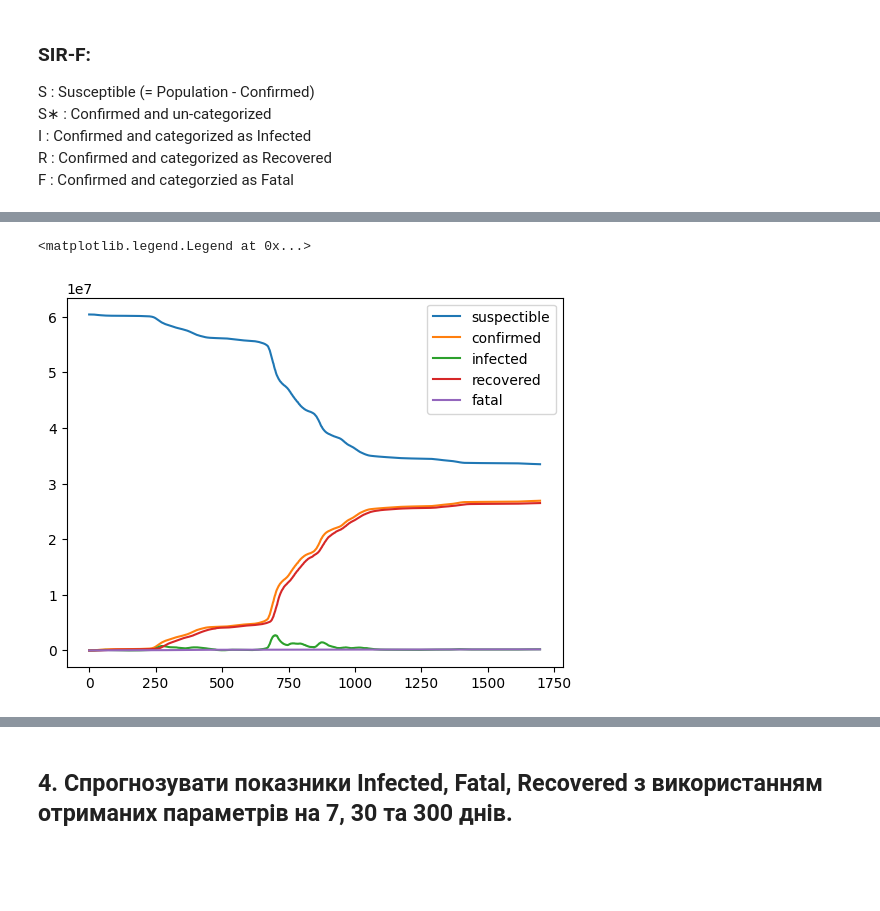
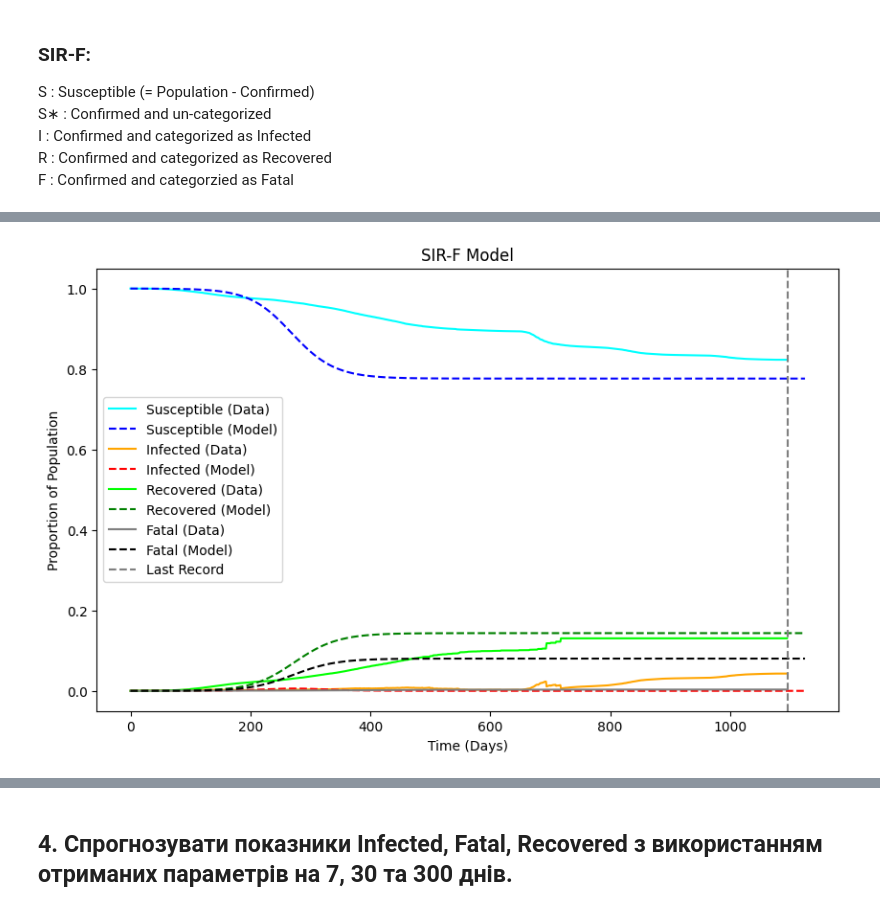
Before and after one commit to KlymentievMaksym/MathMod, a Jupyter notebook: Lab4/Covid19SIR.ipynb, the cells around one changed output, grey strips where cells are left out. Saved outputs shown, nothing was run; the diff lists cells and outputs as text; code cells hidden in the pictures; blank space fills up the shorter version.

```diff
--- a/Lab4/Covid19SIR.ipynb
+++ b/Lab4/Covid19SIR.ipynb
@@ -202,10 +226,11 @@ fatal_attenuation = data_attenuation["Deaths"]
-# %%
-plt.plot(suspectible_attenuation, label="suspectible")
-plt.plot(confirmed_attenuation, label="confirmed")
-plt.plot(infected_attenuation, label="infected")
-plt.plot(recovered_attenuation, label="recovered")
-plt.plot(fatal_attenuation, label="fatal")
-plt.legend()
-# %% [output]
-<matplotlib.legend.Legend at 0x...>
-[figure, removed]
+# %%
+def sir_f(data, start=0, rho_guess=0.3, sigma_guess=0.17, kappa_guess=0.05, days=None, show_original=False, **kwargs):
+    frame = data.loc[start:]
+    frame.reset_index(inplace=True, drop=True)
+    if days is None:
+        days = len(frame) + 30
+    solve(frame, rho_guess, sigma_guess, kappa_guess, days=days, show_original=show_original, **kwargs)
+# %%
+sir_f(frame_outbreak_dim, start=0, rho_guess=0.3, sigma_guess=0.17, kappa_guess=0.05, days=None, show_original=True, S=True, I=True, R=True, F=True)
+# %% [output]
+[figure, added]
```
Also changed, not shown: parts of 12 cells of this notebook.
